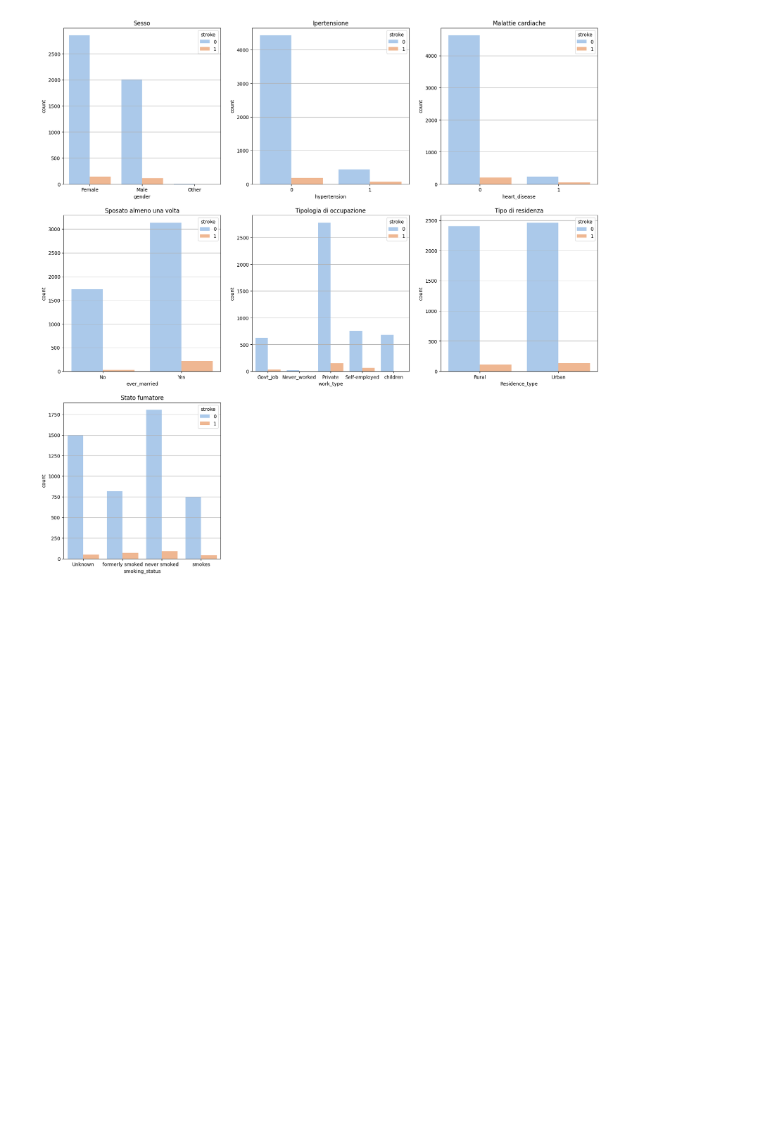
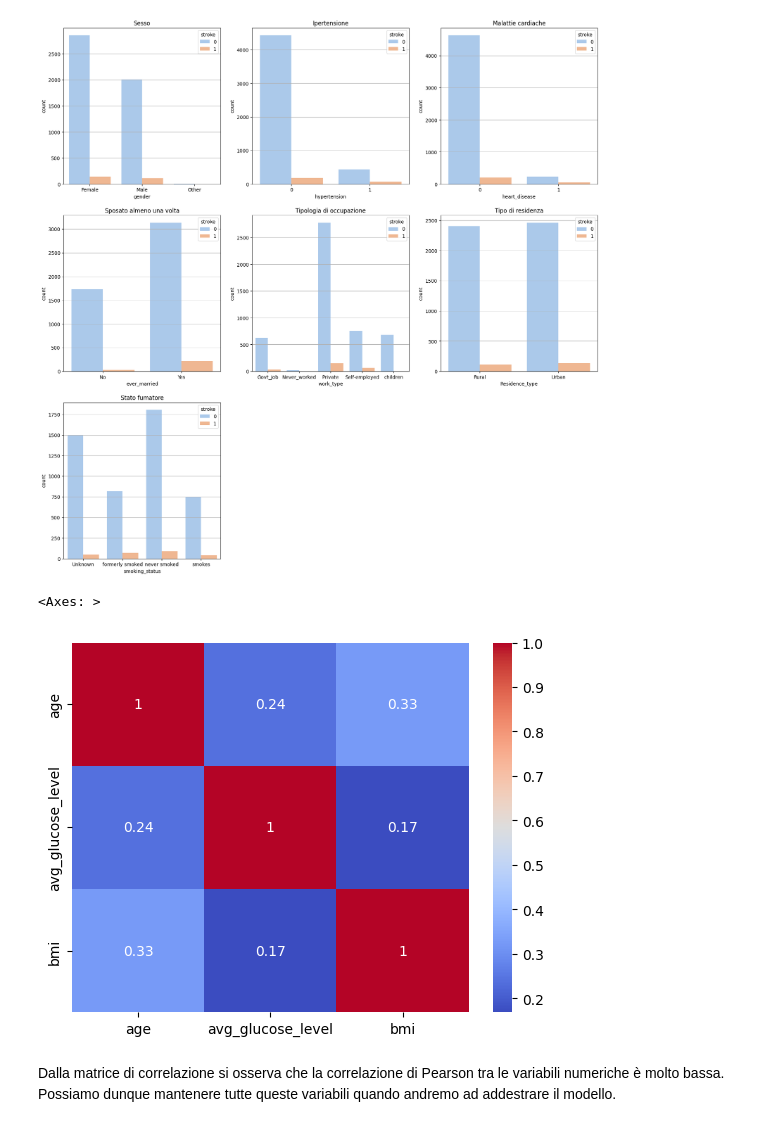
Before and after one commit to LucaSamore/Stroke-Prediction-Analysis, a Jupyter notebook: stroke_prediction_analysis.ipynb, the cells around one changed output. Saved outputs shown, nothing was run; the diff lists cells and outputs as text; code cells hidden in the pictures; blank space fills up the shorter version.

Commit message:
Add heatmap

```diff
--- a/stroke_prediction_analysis.ipynb
+++ b/stroke_prediction_analysis.ipynb
@@ -308,3 +308,11 @@ for i, feature in enumerate(categorical_features, start=1):
 plt.show()
 # %% [output]
 [figure]
+# %%
+correlation_matrix = dataset.corr(method='pearson', numeric_only=True)
+sns.heatmap(correlation_matrix, cmap="coolwarm", annot=True)
+# %% [output]
+<Axes: >
+[figure, added]
+# %% [markdown]
+Dalla matrice di correlazione si osserva che la correlazione di Pearson tra le variabili numeriche è molto bassa. Possiamo dunque mantenere tutte queste variabili quando andremo ad addestrare il modello.
```
Also changed, not shown: parts of 3 cells of this notebook.
